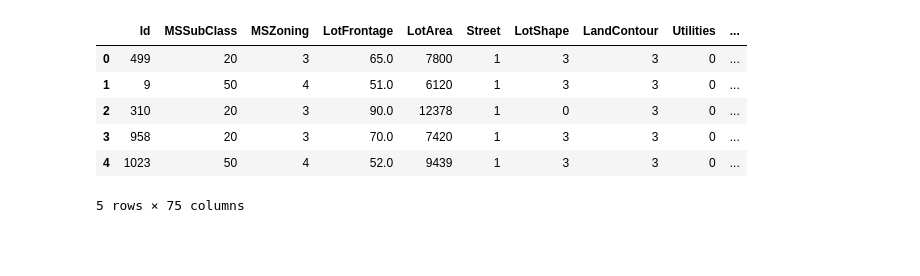
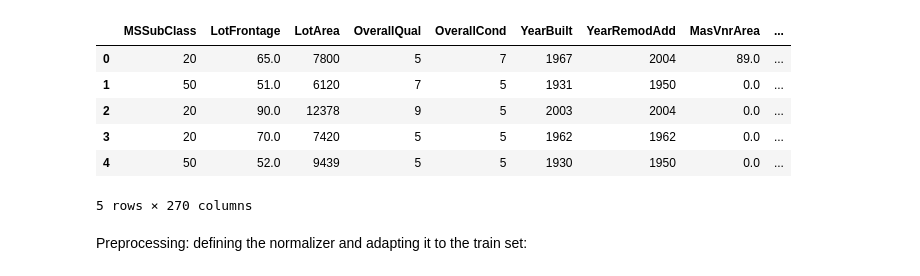
Before and after one commit to Brammetje23/Project-X, a Jupyter notebook: NN.ipynb, the cells around one changed output. Saved outputs shown, nothing was run; the diff lists cells and outputs as text; code cells hidden in the pictures; blank space fills up the shorter version.

```diff
--- a/NN.ipynb
+++ b/NN.ipynb
@@ -18,19 +19,22 @@ print(tf.__version__)
 # %%
 from data_processing import import_and_clean_train, label_encoding
-import numpy as np
 
+train_X, test_X, train_y, test_y = import_and_clean_train('train')
 
-train_X, test_X, train_y, test_y, label_dict = import_and_clean_train('train', encoder=label_encoding)
+train_X.pop('Id')
+test_X.pop('Id')
 
 train_X.head()
 # %% [output]
-|  | Id | MSSubClass | MSZoning | LotFrontage | LotArea | Street | LotShape | LandContour | Utilities | ... |
-| 0 | 499 | 20 | 3 | 65.0 | 7800 | 1 | 3 | 3 | 0 | ... |
-| 1 | 9 | 50 | 4 | 51.0 | 6120 | 1 | 3 | 3 | 0 | ... |
-| 2 | 310 | 20 | 3 | 90.0 | 12378 | 1 | 0 | 3 | 0 | ... |
-| 3 | 958 | 20 | 3 | 70.0 | 7420 | 1 | 3 | 3 | 0 | ... |
-| 4 | 1023 | 50 | 4 | 52.0 | 9439 | 1 | 3 | 3 | 0 | ... |
+|  | MSSubClass | LotFrontage | LotArea | OverallQual | OverallCond | YearBuilt | YearRemodAdd | MasVnrArea | ... |
+| 0 | 20 | 65.0 | 7800 | 5 | 7 | 1967 | 2004 | 89.0 | ... |
+| 1 | 50 | 51.0 | 6120 | 7 | 5 | 1931 | 1950 | 0.0 | ... |
+| 2 | 20 | 90.0 | 12378 | 9 | 5 | 2003 | 2004 | 0.0 | ... |
+| 3 | 20 | 70.0 | 7420 | 5 | 5 | 1962 | 1962 | 0.0 | ... |
+| 4 | 50 | 52.0 | 9439 | 5 | 5 | 1930 | 1950 | 0.0 | ... |
-5 rows × 75 columns
+5 rows × 270 columns
+# %% [markdown]
+Preprocessing: defining the normalizer and adapting it to the train set:
 # %%
 normalizer = tf.keras.layers.Normalization(axis=-1)
 normalizer.adapt(np.array(train_X))
```
Also changed, not shown: parts of 15 cells of this notebook.
